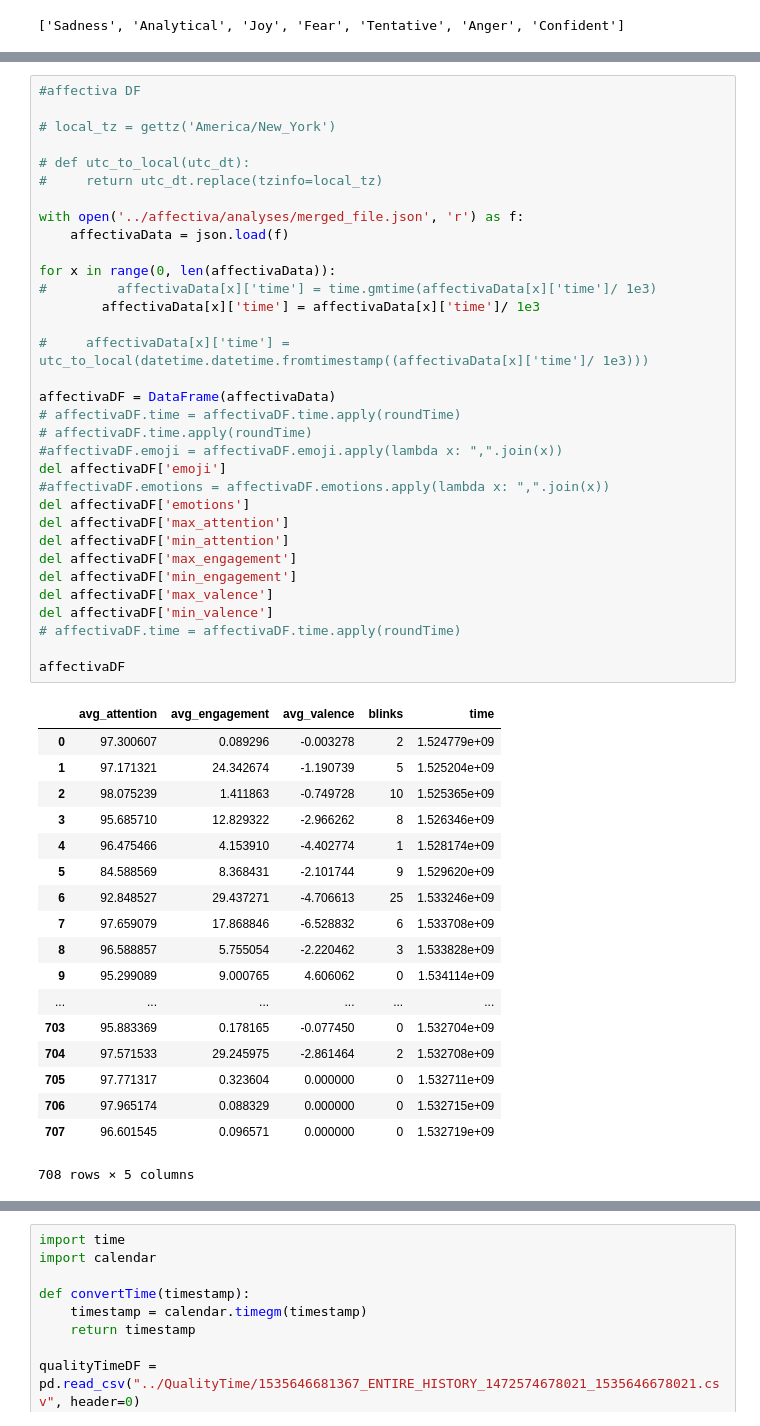
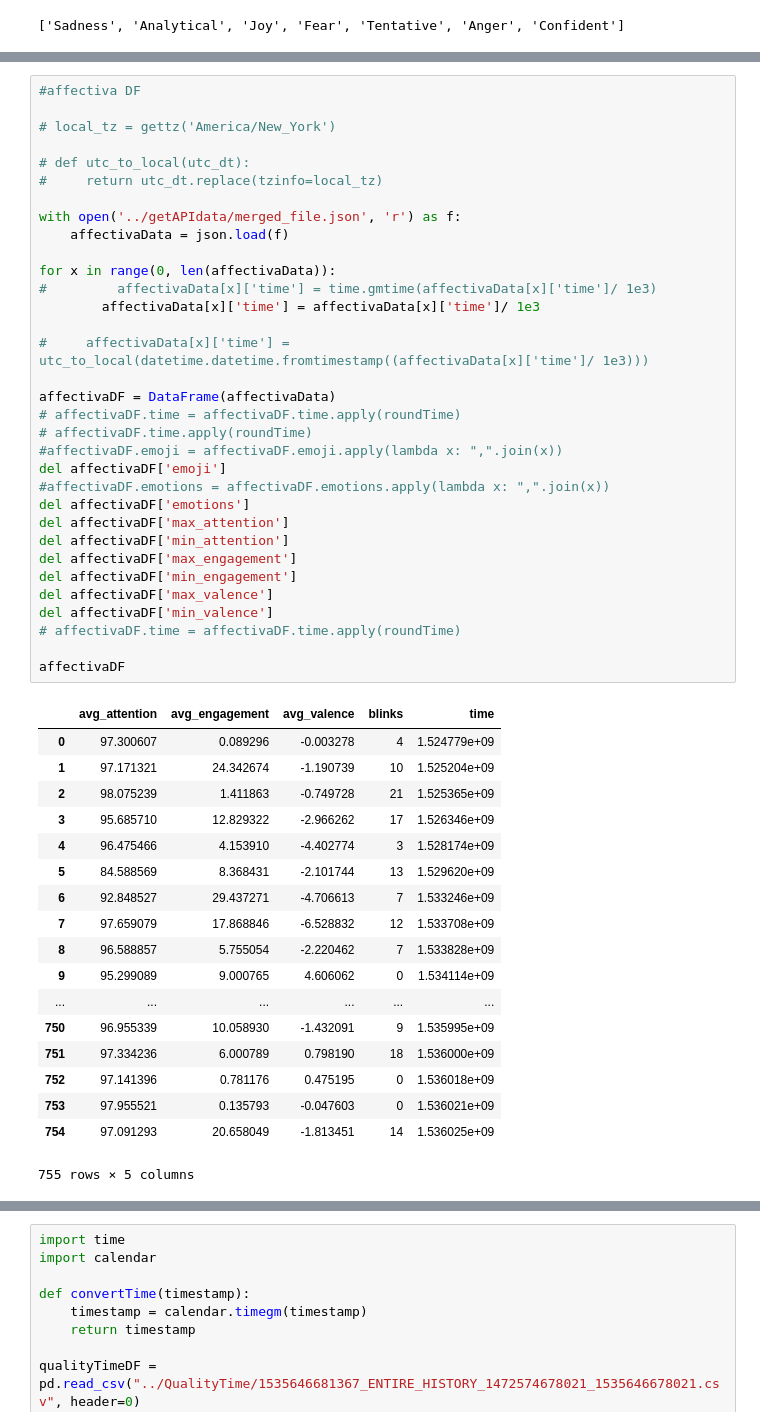
Before and after one commit to xujenna/thesis_explorations, a Jupyter notebook: trackers/_analyses/for_correlation_unixepoch.ipynb, the cells around one changed output, grey strips where cells are left out. Drawn from its saved outputs; the diff is of its cells as text.

```diff
--- a/trackers/_analyses/for_correlation_unixepoch.ipynb
+++ b/trackers/_analyses/for_correlation_unixepoch.ipynb
@@ -93,51 +93,51 @@ keyloggerDF
 
 # def utc_to_local(utc_dt):
 #     return utc_dt.replace(tzinfo=local_tz)
 
-with open('../affectiva/analyses/merged_file.json', 'r') as f:
+with open('../getAPIdata/merged_file.json', 'r') as f:
     affectivaData = json.load(f)
 
 for x in range(0, len(affectivaData)):
 #         affectivaData[x]['time'] = time.gmtime(affectivaData[x]['time']/ 1e3)
         affectivaData[x]['time'] = affectivaData[x]['time']/ 1e3
 
 #     affectivaData[x]['time'] = utc_to_local(datetime.datetime.fromtimestamp((affectivaData[x]['time']/ 1e3)))
 
 affectivaDF = DataFrame(affectivaData)
 # affectivaDF.time = affectivaDF.time.apply(roundTime)
 # affectivaDF.time.apply(roundTime)
 #affectivaDF.emoji = affectivaDF.emoji.apply(lambda x: ",".join(x))
 del affectivaDF['emoji']
 #affectivaDF.emotions = affectivaDF.emotions.apply(lambda x: ",".join(x))
 del affectivaDF['emotions']
 del affectivaDF['max_attention']
 del affectivaDF['min_attention']
 del affectivaDF['max_engagement']
 del affectivaDF['min_engagement']
 del affectivaDF['max_valence']
 del affectivaDF['min_valence']
 # affectivaDF.time = affectivaDF.time.apply(roundTime)
 
 affectivaDF
 # %% [output]
 |  | avg_attention | avg_engagement | avg_valence | blinks | time |
-| 0 | 97.300607 | 0.089296 | -0.003278 | 2 | 1.524779e+09 |
-| 1 | 97.171321 | 24.342674 | -1.190739 | 5 | 1.525204e+09 |
-| 2 | 98.075239 | 1.411863 | -0.749728 | 10 | 1.525365e+09 |
-| 3 | 95.685710 | 12.829322 | -2.966262 | 8 | 1.526346e+09 |
-| 4 | 96.475466 | 4.153910 | -4.402774 | 1 | 1.528174e+09 |
-| 5 | 84.588569 | 8.368431 | -2.101744 | 9 | 1.529620e+09 |
-| 6 | 92.848527 | 29.437271 | -4.706613 | 25 | 1.533246e+09 |
-| 7 | 97.659079 | 17.868846 | -6.528832 | 6 | 1.533708e+09 |
-| 8 | 96.588857 | 5.755054 | -2.220462 | 3 | 1.533828e+09 |
+| 0 | 97.300607 | 0.089296 | -0.003278 | 4 | 1.524779e+09 |
+| 1 | 97.171321 | 24.342674 | -1.190739 | 10 | 1.525204e+09 |
+| 2 | 98.075239 | 1.411863 | -0.749728 | 21 | 1.525365e+09 |
+| 3 | 95.685710 | 12.829322 | -2.966262 | 17 | 1.526346e+09 |
+| 4 | 96.475466 | 4.153910 | -4.402774 | 3 | 1.528174e+09 |
+| 5 | 84.588569 | 8.368431 | -2.101744 | 13 | 1.529620e+09 |
+| 6 | 92.848527 | 29.437271 | -4.706613 | 7 | 1.533246e+09 |
+| 7 | 97.659079 | 17.868846 | -6.528832 | 12 | 1.533708e+09 |
+| 8 | 96.588857 | 5.755054 | -2.220462 | 7 | 1.533828e+09 |
 | 9 | 95.299089 | 9.000765 | 4.606062 | 0 | 1.534114e+09 |
 | ... | ... | ... | ... | ... | ... |
-| 703 | 95.883369 | 0.178165 | -0.077450 | 0 | 1.532704e+09 |
-| 704 | 97.571533 | 29.245975 | -2.861464 | 2 | 1.532708e+09 |
-| 705 | 97.771317 | 0.323604 | 0.000000 | 0 | 1.532711e+09 |
-| 706 | 97.965174 | 0.088329 | 0.000000 | 0 | 1.532715e+09 |
-| 707 | 96.601545 | 0.096571 | 0.000000 | 0 | 1.532719e+09 |
+| 750 | 96.955339 | 10.058930 | -1.432091 | 9 | 1.535995e+09 |
+| 751 | 97.334236 | 6.000789 | 0.798190 | 18 | 1.536000e+09 |
+| 752 | 97.141396 | 0.781176 | 0.475195 | 0 | 1.536018e+09 |
+| 753 | 97.955521 | 0.135793 | -0.047603 | 0 | 1.536021e+09 |
+| 754 | 97.091293 | 20.658049 | -1.813451 | 14 | 1.536025e+09 |
-708 rows × 5 columns
+755 rows × 5 columns
 # %%
 #mood reporter DF
 
```
Also changed, not shown: parts of 13 cells of this notebook, 12 other files.
